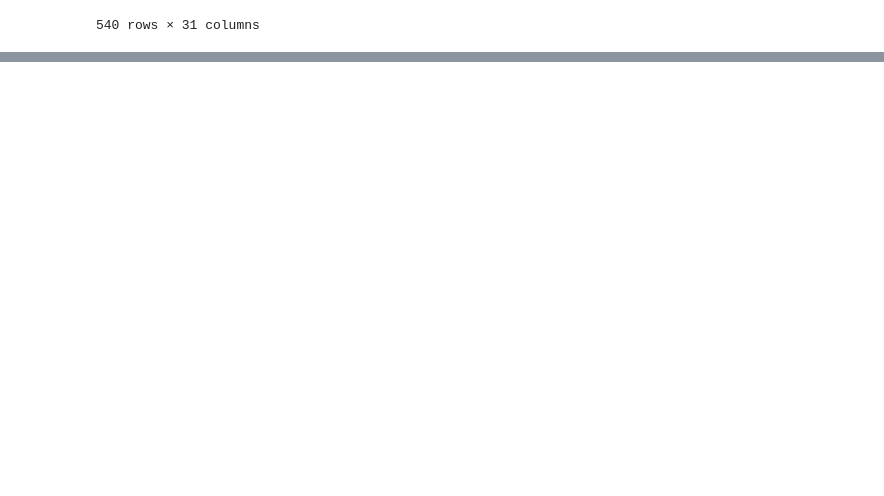
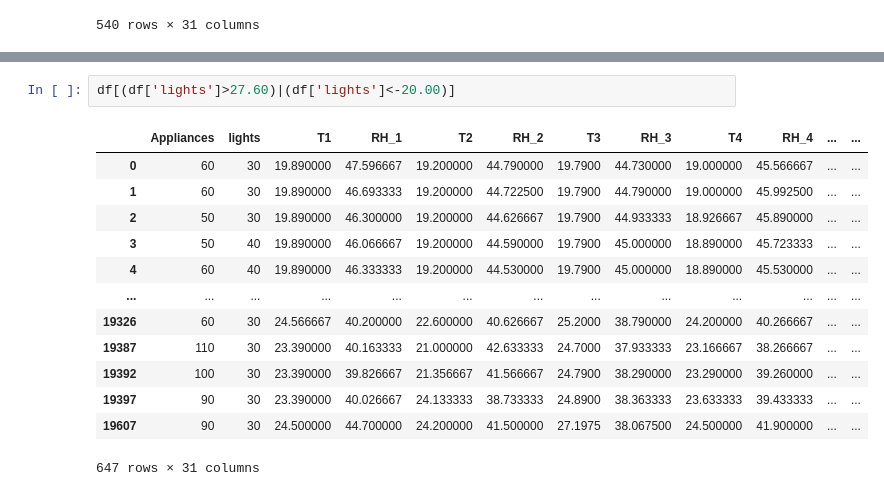
Before and after one commit to SameepSharma714/Appliance_Energy_Consumption_Prediction, a Jupyter notebook: AEP.ipynb, the cells around one changed output, grey strips where cells are left out. Cells and saved outputs as stored; diff of their text form; blank space fills up the shorter version.

```diff
--- a/AEP.ipynb
+++ b/AEP.ipynb
@@ -110,0 +118,16 @@ df[(df['Appliances']>405.26)|(df['Appliances']<-209.87)]
+# %%
+df[(df['lights']>27.60)|(df['lights']<-20.00)]
+# %% [output]
+|  | Appliances | lights | T1 | RH_1 | T2 | RH_2 | T3 | RH_3 | T4 | RH_4 | ... | ... |
+| 0 | 60 | 30 | 19.890000 | 47.596667 | 19.200000 | 44.790000 | 19.7900 | 44.730000 | 19.000000 | 45.566667 | ... | ... |
+| 1 | 60 | 30 | 19.890000 | 46.693333 | 19.200000 | 44.722500 | 19.7900 | 44.790000 | 19.000000 | 45.992500 | ... | ... |
+| 2 | 50 | 30 | 19.890000 | 46.300000 | 19.200000 | 44.626667 | 19.7900 | 44.933333 | 18.926667 | 45.890000 | ... | ... |
+| 3 | 50 | 40 | 19.890000 | 46.066667 | 19.200000 | 44.590000 | 19.7900 | 45.000000 | 18.890000 | 45.723333 | ... | ... |
+| 4 | 60 | 40 | 19.890000 | 46.333333 | 19.200000 | 44.530000 | 19.7900 | 45.000000 | 18.890000 | 45.530000 | ... | ... |
+| ... | ... | ... | ... | ... | ... | ... | ... | ... | ... | ... | ... | ... |
+| 19326 | 60 | 30 | 24.566667 | 40.200000 | 22.600000 | 40.626667 | 25.2000 | 38.790000 | 24.200000 | 40.266667 | ... | ... |
+| 19387 | 110 | 30 | 23.390000 | 40.163333 | 21.000000 | 42.633333 | 24.7000 | 37.933333 | 23.166667 | 38.266667 | ... | ... |
+| 19392 | 100 | 30 | 23.390000 | 39.826667 | 21.356667 | 41.566667 | 24.7900 | 38.290000 | 23.290000 | 39.260000 | ... | ... |
+| 19397 | 90 | 30 | 23.390000 | 40.026667 | 24.133333 | 38.733333 | 24.8900 | 38.363333 | 23.633333 | 39.433333 | ... | ... |
+| 19607 | 90 | 30 | 24.500000 | 44.700000 | 24.200000 | 41.500000 | 27.1975 | 38.067500 | 24.500000 | 41.900000 | ... | ... |
+647 rows × 31 columns
```
Also changed, not shown: parts of 6 cells of this notebook.
